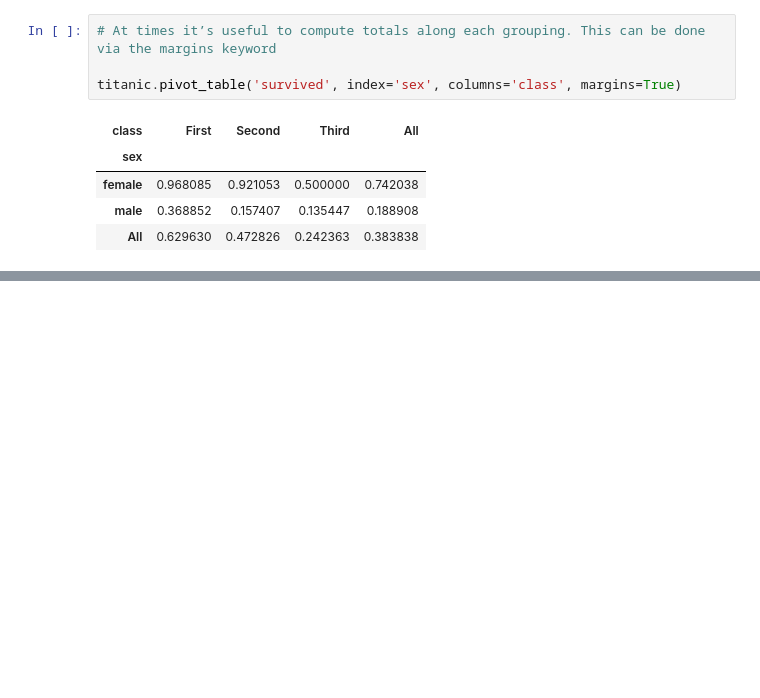
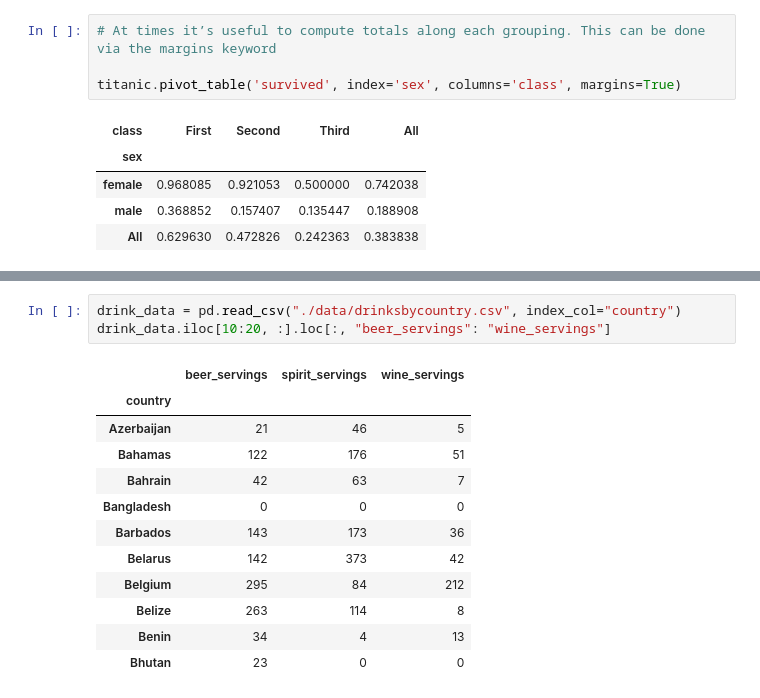
Before and after one commit to khaiwalVikrant/ai_ml_practice, a Jupyter notebook: pandas/Pandas_Exercise.ipynb, the cells around one changed output, grey strips where cells are left out. Drawn from its saved outputs; the diff is of its cells as text; blank space fills up the shorter version.

Commit message:
more data cleaning and extraction techniques

```diff
--- a/pandas/Pandas_Exercise.ipynb
+++ b/pandas/Pandas_Exercise.ipynb
@@ -1087,0 +1181,16 @@ titanic.pivot_table('survived', index='sex', columns='class', margins=True)
+# %%
+drink_data = pd.read_csv("./data/drinksbycountry.csv", index_col="country")
+drink_data.iloc[10:20, :].loc[:, "beer_servings": "wine_servings"]
+# %% [output]
+|  | beer_servings | spirit_servings | wine_servings |
+| country |  |  |  |
+| Azerbaijan | 21 | 46 | 5 |
+| Bahamas | 122 | 176 | 51 |
+| Bahrain | 42 | 63 | 7 |
+| Bangladesh | 0 | 0 | 0 |
+| Barbados | 143 | 173 | 36 |
+| Belarus | 142 | 373 | 42 |
+| Belgium | 295 | 84 | 212 |
+| Belize | 263 | 114 | 8 |
+| Benin | 34 | 4 | 13 |
+| Bhutan | 23 | 0 | 0 |
```
Also changed, not shown: parts of 16 cells of this notebook, 3 other files.
